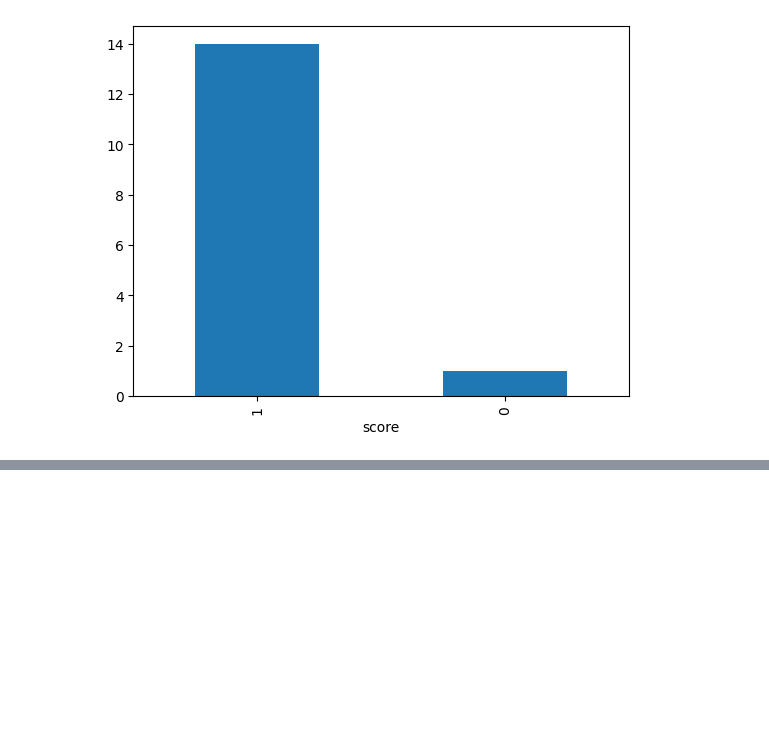
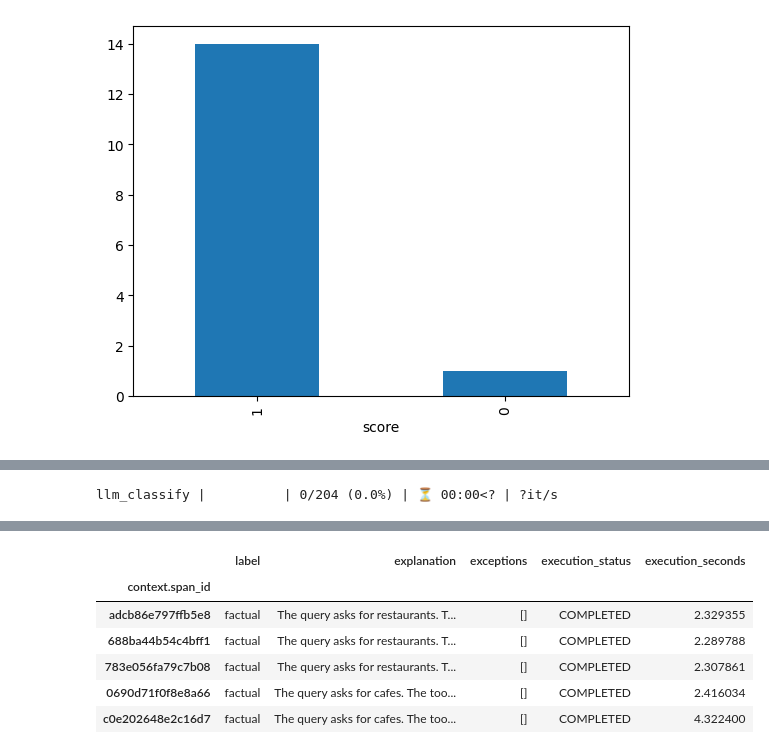
Before and after one commit to miem-refugees/travel-agent, a Jupyter notebook: notebooks/rag_evaluation.ipynb, the cells around one changed output, grey strips where cells are left out. Drawn from its saved outputs; the diff is of its cells as text; code cells hidden in the pictures; blank space fills up the shorter version.

```diff
--- a/notebooks/rag_evaluation.ipynb
+++ b/notebooks/rag_evaluation.ipynb
@@ -470,0 +550,11 @@ Name: score, dtype: float64
+# %%
+tool_spans = px.Client().query_spans(
+    SpanQuery()
+    .where("span_kind == 'LLM'and status_code == 'OK' and 'final_answer' in llm.output_messages")
+    .select(
+        input="input.value",
+        output="output.value",
+    ),
+    project_name="deepseek",
+)
+tool_spans.head()
@@ -470,0 +596,15 @@ Name: score, dtype: float64
+# %%
+hallucination_classifications = llm_classify(
+    dataframe=tool_spans,
+    template=HALLUCINATION_PROMPT_TEMPLATE,
+    model=eval_model,
+    rails=list(HALLUCINATION_PROMPT_RAILS_MAP.values()),
+    provide_explanation=True,  # optional to generate explanations for the value produced by the eval LLM
+)
+
+px.Client().log_evaluations(
+    SpanEvaluations(eval_name="TravelReviewQueryTool Hallucinations", dataframe=hallucination_classifications)
+)
+hallucination_classifications.head()
+# %% [output]
+llm_classify |          | 0/204 (0.0%) | ⏳ 00:00<? | ?it/s
@@ -470,0 +613,7 @@ Name: score, dtype: float64
+|  | label | explanation | exceptions | execution_status | execution_seconds |
+| context.span_id |  |  |  |  |  |
+| adcb86e797ffb5e8 | factual | The query asks for restaurants. T... | [] | COMPLETED | 2.329355 |
+| 688ba44b54c4bff1 | factual | The query asks for restaurants. T... | [] | COMPLETED | 2.289788 |
+| 783e056fa79c7b08 | factual | The query asks for restaurants. T... | [] | COMPLETED | 2.307861 |
+| 0690d71f0f8e8a66 | factual | The query asks for cafes. The too... | [] | COMPLETED | 2.416034 |
+| c0e202648e2c16d7 | factual | The query asks for cafes. The too... | [] | COMPLETED | 4.322400 |
```
Also changed, not shown: parts of 18 cells of this notebook.
